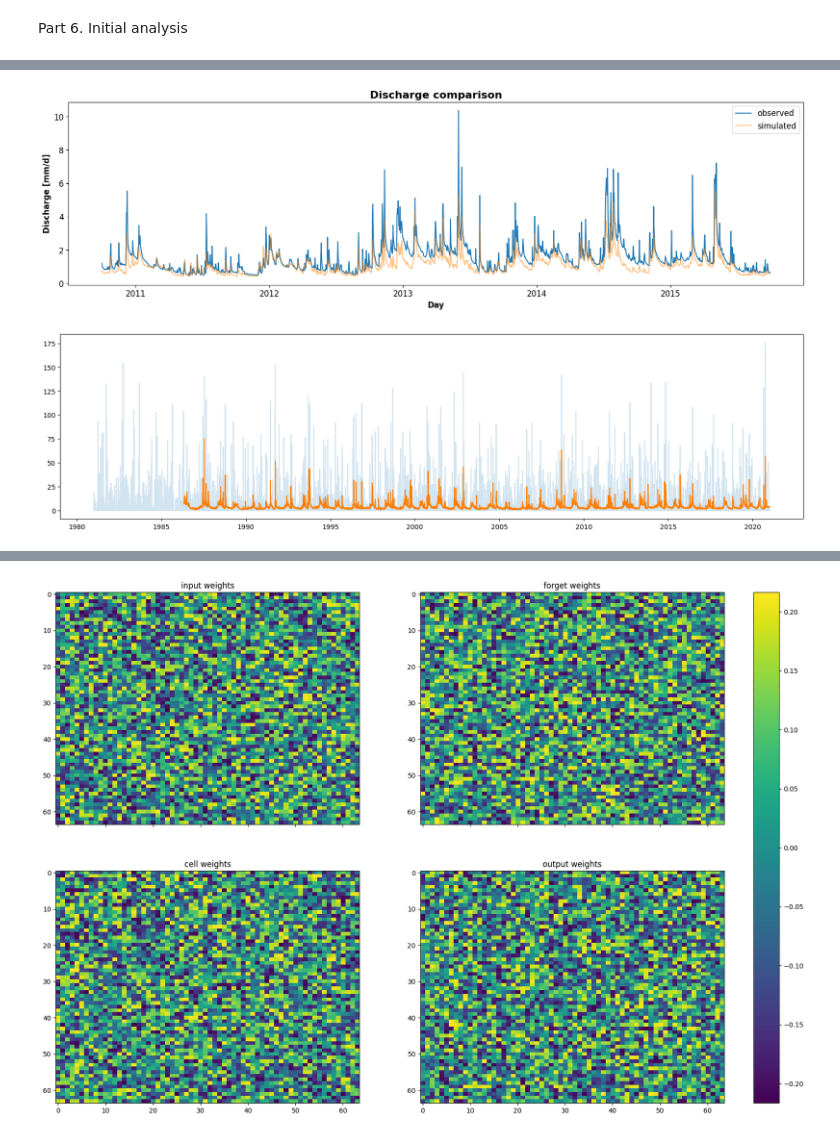
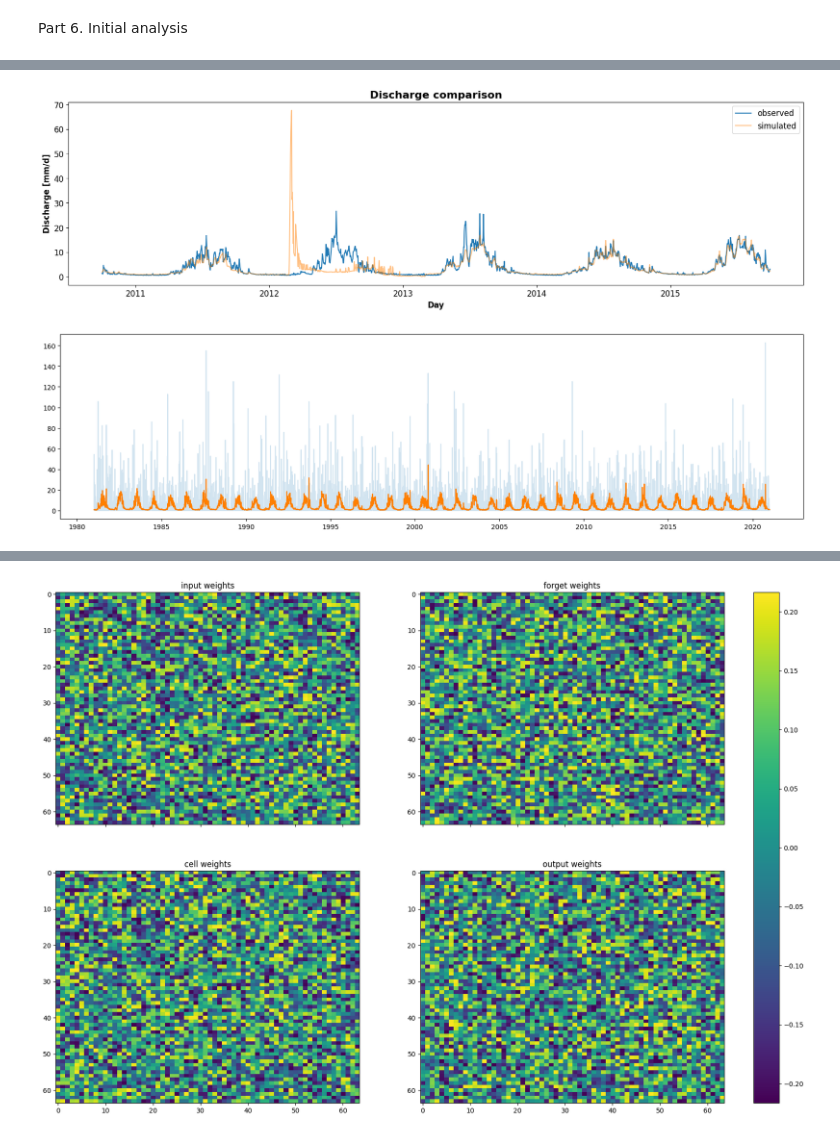
Before and after one commit to sanikabaste/Hy2DL, a Jupyter notebook: Hy2DL/experiments/LSTM_CAMELS_CH_transformer_we_nh.ipynb, the cells around one changed output, grey strips where cells are left out. Cells and saved outputs as stored; diff of their text form; code cells hidden in the pictures.

```diff
--- a/Hy2DL/experiments/LSTM_CAMELS_CH_transformer_we_nh.ipynb
+++ b/Hy2DL/experiments/LSTM_CAMELS_CH_transformer_we_nh.ipynb
@@ -884,8 +884,8 @@ transformer_model.load_state_dict(torch.load(path_save_folder + "/epoch_28", map
 # %%
 # We will create an individual dataset per basin. This will give us more flexibility
 #path_entities = "../../data/basin_id/basins_camels_gb_lees.txt"
-entities_ids = np.loadtxt(path_entities, dtype="str").tolist()
-# entities_ids = ['2346', '2303', '2494']
+# entities_ids = np.loadtxt(path_entities, dtype="str").tolist()
+entities_ids = ['2346', '2303', '2494']
 testing_dataset = {}
 seq_length = model_hyper_parameters["seq_length"]-1
 idx_to_change = [512, 519]
@@ -908,7 +908,7 @@ for entity in entities_ids:
 
     dataset.scaler = scaler
     dataset.standardize_data(standardize_output=False)
-    # dataset.sequence_data[entity]['x_d'][idx_to_change[0]+seq_length:idx_to_change[1]+seq_length, 0] = 200
+    dataset.sequence_data[entity]['x_d'][idx_to_change[0]+seq_length:idx_to_change[1]+seq_length, 0] = 20000
     # dataset.sequence_data[entity]['x_s'][:] = 0
     testing_dataset[entity]= dataset
 # %%
@@ -933,15 +933,11 @@ with torch.no_grad():
             y_sim = pred["y_hat"]* dataset.scaler["y_std"].to(device) + dataset.scaler["y_mean"].to(device)
 
             # join results in a dataframe and store them in a dictionary (is easier to plot later)
-            # _output = {"h_n": pred["h_n"].cpu().detach(),
-            #                     "c_n": pred["c_n"].cpu().detach(),
-            #                     "i":pred["i"].cpu().detach(),
-            #                     "f":pred["f"].cpu().detach(),
-            #                     "g":pred["g"].cpu().detach(),
-            #                     "o":pred["o"].cpu().detach(),
-            #                     "y_hat":y_sim.cpu().detach()}
+            _output = {"y_obs": sample["y_obs"].flatten().cpu().detach(),
+                               "y_hat": pred["y_hat"].flatten().cpu().detach(),
+                                "y_sim": y_sim.flatten().cpu().detach()}
 
-            # inspectmodel_output.append(_output)
+            inspectmodel_output.append(_output)
 
             df = pd.DataFrame({"y_obs": sample["y_obs"].flatten().cpu().detach(),
                                "y_hat": pred["y_hat"].flatten().cpu().detach(),
@@ -953,7 +949,7 @@ with torch.no_grad():
             del pred, y_sim
             torch.cuda.empty_cache()
 
-        # inspect_results_states[basin] = inspectmodel_output
+        inspect_results_states[basin] = inspectmodel_output
         inspect_results[basin] = df_ts
 
         # Save results as a pickle file
@@ -1016,20 +999,20 @@ plt.show()
 # %%
 # Plot simulated and observed discharges
-basin_to_analyze = "2500"
+basin_to_analyze = "2346"
 
 plt.plot(inspect_results[basin_to_analyze]["y_obs"], label="observed", color=color_palette["observed"])
 plt.plot(inspect_results[basin_to_analyze]["y_sim"], label="simulated", alpha=0.5, color=color_palette["simulated"])
 
 # Format plot
 plt.xlabel("Day", fontsize=12, fontweight="bold")
 plt.ylabel("Discharge [mm/d]", fontsize=12, fontweight="bold")
 plt.title("Discharge comparison", fontsize=16, fontweight="bold")
 plt.tick_params(axis="both", which="major", labelsize=12)
 plt.legend(loc="upper right",fontsize=12)
 plt.show()
 #plt.savefig(save_folder+"/Model_Comparison.png", bbox_inches="tight", pad_inches=0)
 # %% [output]
-[figure, old version]
+[figure, new version]
 # %%
 from pathlib import Path
 path_timeseries_obs = Path(path_data) / 'timeseries' / 'observation_based' / f'CAMELS_CH_obs_based_{basin_to_analyze}.csv'
@@ -1042,6 +1025,6 @@ plt.plot(df_obs["precipitation(mm/d)"], label="precipitation", alpha=0.2, color=
 plt.plot(df_obs["discharge_spec(mm/d)"], label="discharge", color=color_palette["simulated"])
 plt.show()
 # %% [output]
-[figure, old version]
+[figure, new version]
 # %%
 inspectmodel_states = inspect_results_states[basin_to_analyze]
```
Also changed, not shown: parts of 4 cells of this notebook, 1 other file.
